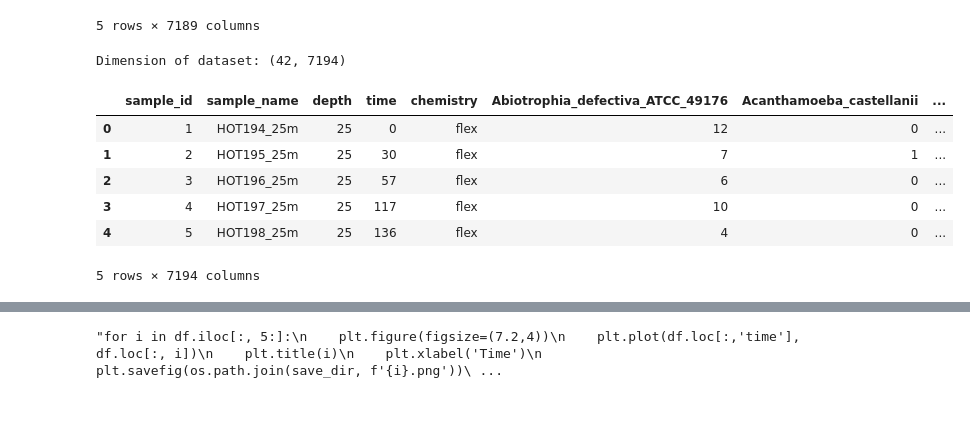
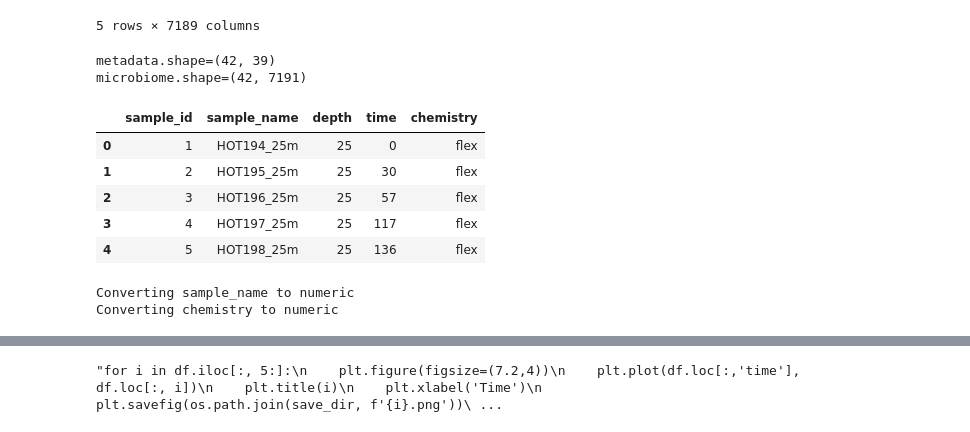
Before and after one commit to omicsEye/waveome, a Jupyter notebook: examples/Marine_microbiome/wavome_marine.ipynb, the cells around one changed output, grey strips where cells are left out. Cells and saved outputs as stored; diff of their text form; code cells hidden in the pictures.

Commit message:
Update the marine example to run with new waveome code - still need to work on missing data!

```diff
--- a/examples/Marine_microbiome/wavome_marine.ipynb
+++ b/examples/Marine_microbiome/wavome_marine.ipynb
@@ -8,9 +8,8 @@ import os
 # %%
-metadata = pd.read_csv("/Users/rahlab/DataspellProjects/waveome/examples/Marine_microbiome/data/metadata.csv")
-microbiome = pd.read_csv("/Users/rahlab/DataspellProjects/waveome/examples/Marine_microbiome/data/microbiome.csv")
+metadata = pd.read_csv("~/Library/CloudStorage/Box-Box/Waveome/data/Marine_microbiome/metadata.csv")
+microbiome = pd.read_csv("~/Library/CloudStorage/Box-Box/Waveome/data/Marine_microbiome/microbiome.csv")
 outcomes = microbiome.iloc[:,2:]
 outcomes.head()
-#print(outcomes.iloc[:, 1:5])
 # %% [output]
 |  | Abiotrophia_defectiva_ATCC_49176 | Acanthamoeba_castellanii | Acanthamoeba_polyphaga_mimivirus | Acanthocystis_turfacea_Chlorella_... | Acaryochloris | ... |
 | 0 | 12 | 0 | 39 | 8 | 15 | ... |
@@ -19,29 +18,45 @@ outcomes.head()
 | 3 | 10 | 0 | 54 | 20 | 18 | ... |
 | 4 | 4 | 0 | 27 | 15 | 23 | ... |
 5 rows × 7189 columns
+# %%
+print(f"{metadata.shape=}")
+print(f"{microbiome.shape=}")
+# %% [output]
+metadata.shape=(42, 39)
+microbiome.shape=(42, 7191)
 # %%
 df = pd.DataFrame(
     {
         'sample_id': metadata['Sample_Id'],
         'sample_name': metadata['Sample_name'],
         'depth' : metadata['depth_(m)'],
         'time': metadata['Time'],
         'chemistry': metadata['chemistry'],
     }
 ).sort_values(['sample_id', 'time'])
 
-for col  in outcomes.iloc[:,:]:
-    df[col] = outcomes[col]
+# Do we need these?
+# for col  in outcomes.iloc[:,:]:
+#     df[col] = outcomes[col]
 
-print(f'Dimension of dataset: {df.shape}')
+# print(f'Dimension of dataset: {df.shape}')
 
 df.head()
 # %% [output]
-Dimension of dataset: (42, 7194)
-|  | sample_id | sample_name | depth | time | chemistry | Abiotrophia_defectiva_ATCC_49176 | Acanthamoeba_castellanii | ... |
-| 0 | 1 | HOT194_25m | 25 | 0 | flex | 12 | 0 | ... |
-| 1 | 2 | HOT195_25m | 25 | 30 | flex | 7 | 1 | ... |
-| 2 | 3 | HOT196_25m | 25 | 57 | flex | 6 | 0 | ... |
-| 3 | 4 | HOT197_25m | 25 | 117 | flex | 10 | 0 | ... |
-| 4 | 5 | HOT198_25m | 25 | 136 | flex | 4 | 0 | ... |
+|  | sample_id | sample_name | depth | time | chemistry |
+| 0 | 1 | HOT194_25m | 25 | 0 | flex |
+| 1 | 2 | HOT195_25m | 25 | 30 | flex |
+| 2 | 3 | HOT196_25m | 25 | 57 | flex |
+| 3 | 4 | HOT197_25m | 25 | 117 | flex |
+| 4 | 5 | HOT198_25m | 25 | 136 | flex |
-5 rows × 7194 columns
+# %%
+# Load up search object
+gps = GPSearch(
+    X=df,
+    Y=outcomes.iloc[: , :50], # Need to figure out the missing data!!
+    categorical_vars=["sample_name", "chemistry"],
+    outcome_likelihood="negativebinomial"
+)
+# %% [output]
+Converting sample_name to numeric
+Converting chemistry to numeric
```
Also changed, not shown: parts of 6 cells of this notebook.
